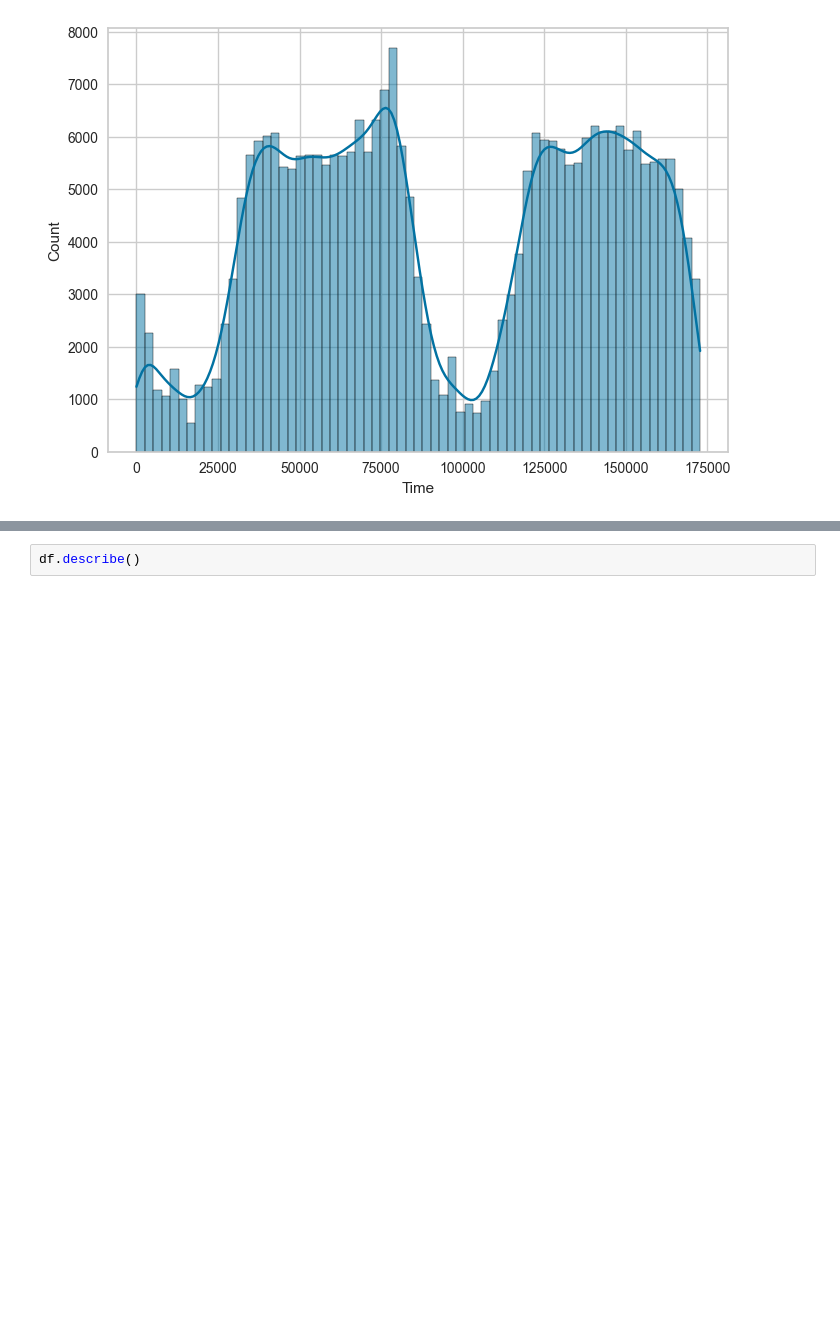
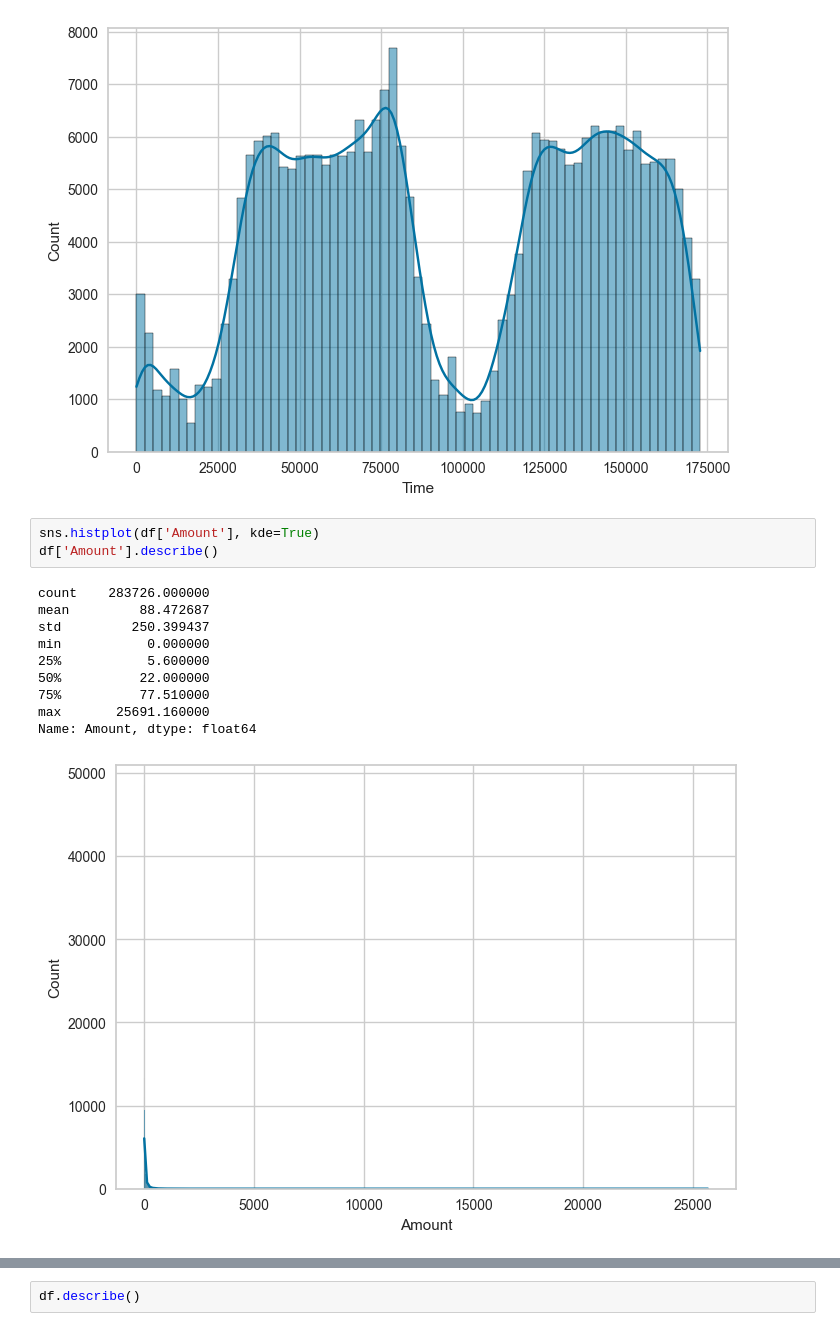
Before and after one commit to subhanu-dev/Credit-Card-Fraud-Detection, a Jupyter notebook: fraud-detection.ipynb, the cells around one changed output, grey strips where cells are left out. Drawn from its saved outputs; the diff is of its cells as text; blank space fills up the shorter version.

```diff
--- a/fraud-detection.ipynb
+++ b/fraud-detection.ipynb
@@ -110,3 +110,17 @@ sns.histplot(df['Time'], kde=True)
 # %% [output]
 <Axes: xlabel='Time', ylabel='Count'>
 [figure]
+# %%
+sns.histplot(df['Amount'], kde=True)
+df['Amount'].describe()
+# %% [output]
+count    283726.000000
+mean         88.472687
+std         250.399437
+min           0.000000
+25%           5.600000
+50%          22.000000
+75%          77.510000
+max       25691.160000
+Name: Amount, dtype: float64
+[figure, added]
```
Also changed, not shown: parts of 4 cells of this notebook.
